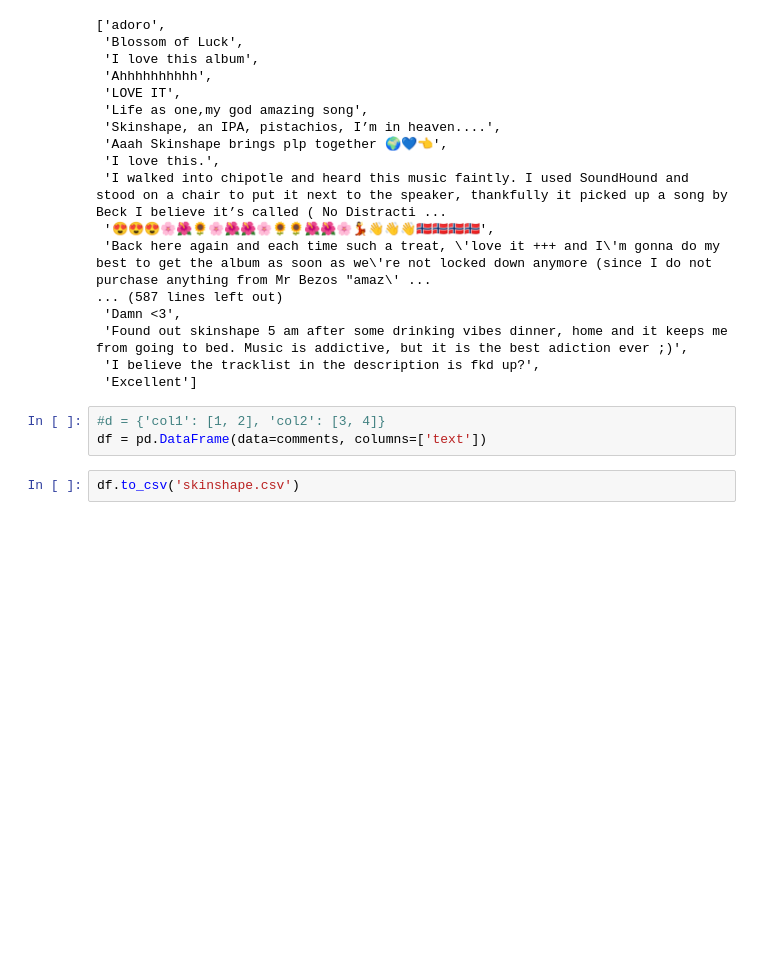
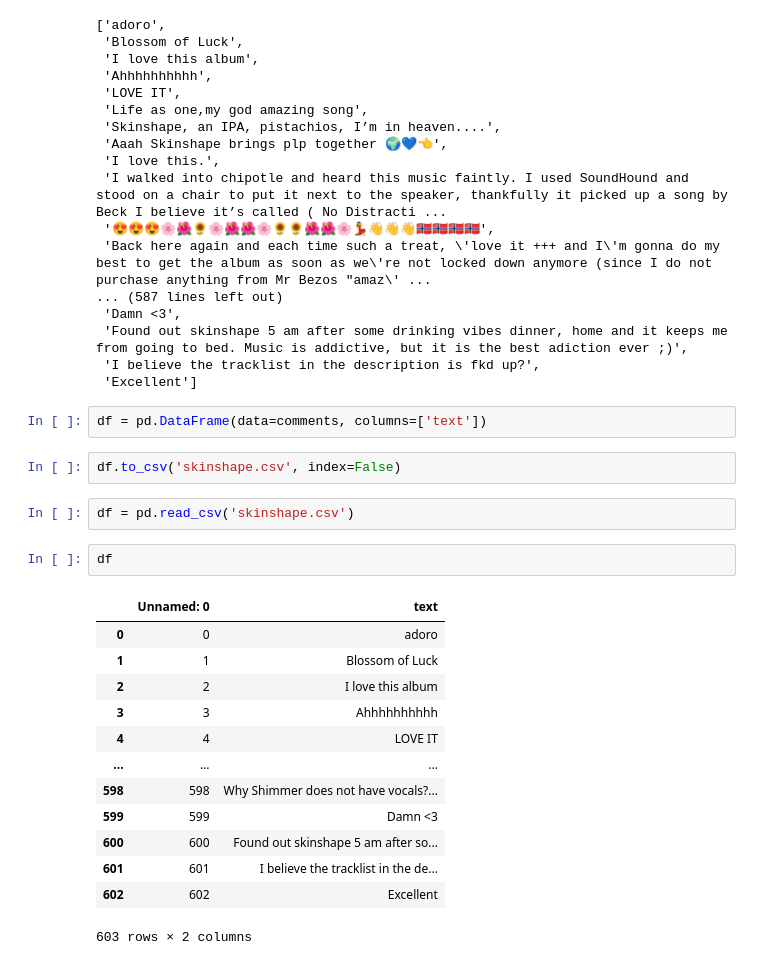
Before and after one commit to Michelangelo367/ytom, a Jupyter notebook: ytom.ipynb, the cells around one changed output. Cells and saved outputs as stored; diff of their text form; blank space fills up the shorter version.

Commit message:
remove index of data

```diff
--- a/ytom.ipynb
+++ b/ytom.ipynb
@@ -93,7 +95,24 @@ comments
  'I believe the tracklist in the description is fkd up?',
  'Excellent']
 # %%
-#d = {'col1': [1, 2], 'col2': [3, 4]}
 df = pd.DataFrame(data=comments, columns=['text'])
 # %%
-df.to_csv('skinshape.csv')
+df.to_csv('skinshape.csv', index=False)
+# %%
+df = pd.read_csv('skinshape.csv')
+# %%
+df
+# %% [output]
+|  | Unnamed: 0 | text |
+| 0 | 0 | adoro |
+| 1 | 1 | Blossom of Luck |
+| 2 | 2 | I love this album |
+| 3 | 3 | Ahhhhhhhhhh |
+| 4 | 4 | LOVE IT |
+| ... | ... | ... |
+| 598 | 598 | Why Shimmer does not have vocals?... |
+| 599 | 599 | Damn <3 |
+| 600 | 600 | Found out skinshape 5 am after so... |
+| 601 | 601 | I believe the tracklist in the de... |
+| 602 | 602 | Excellent |
+603 rows × 2 columns
```
Also changed, not shown: parts of 2 cells of this notebook, 1 other file.
